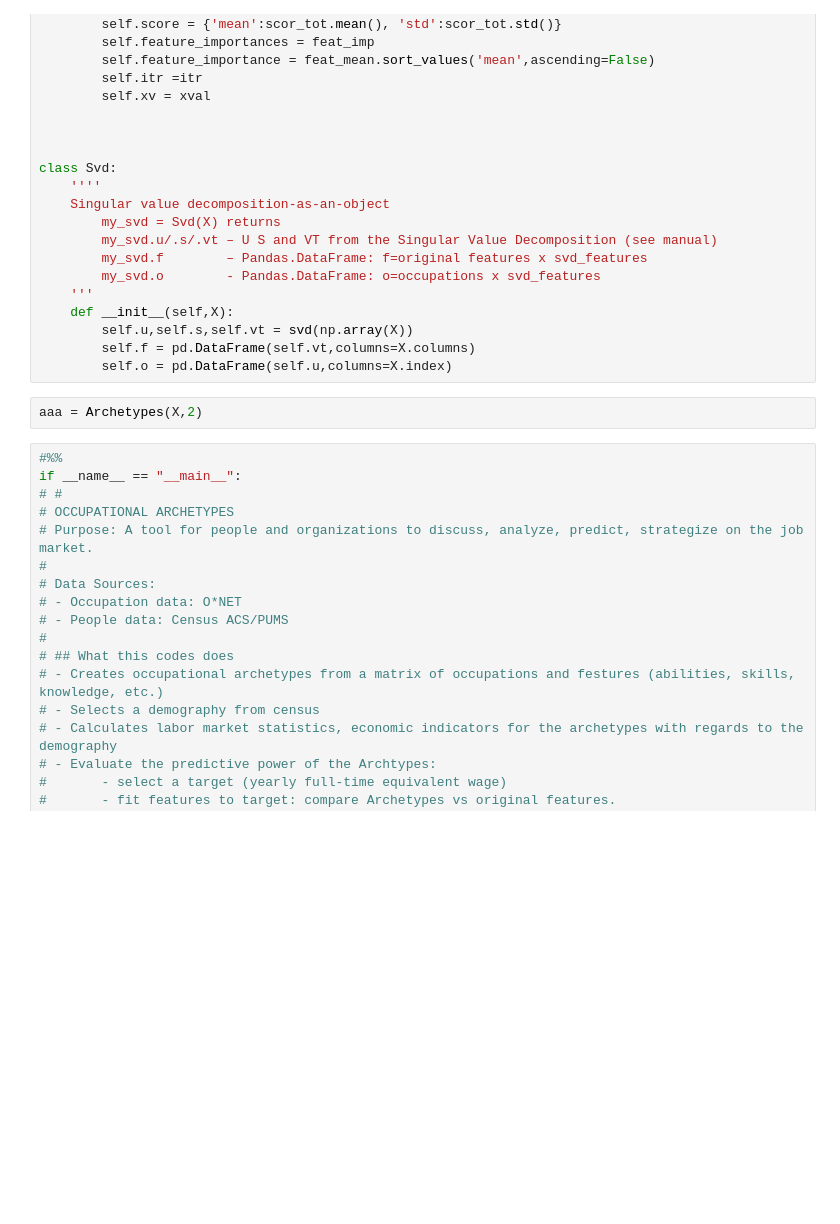
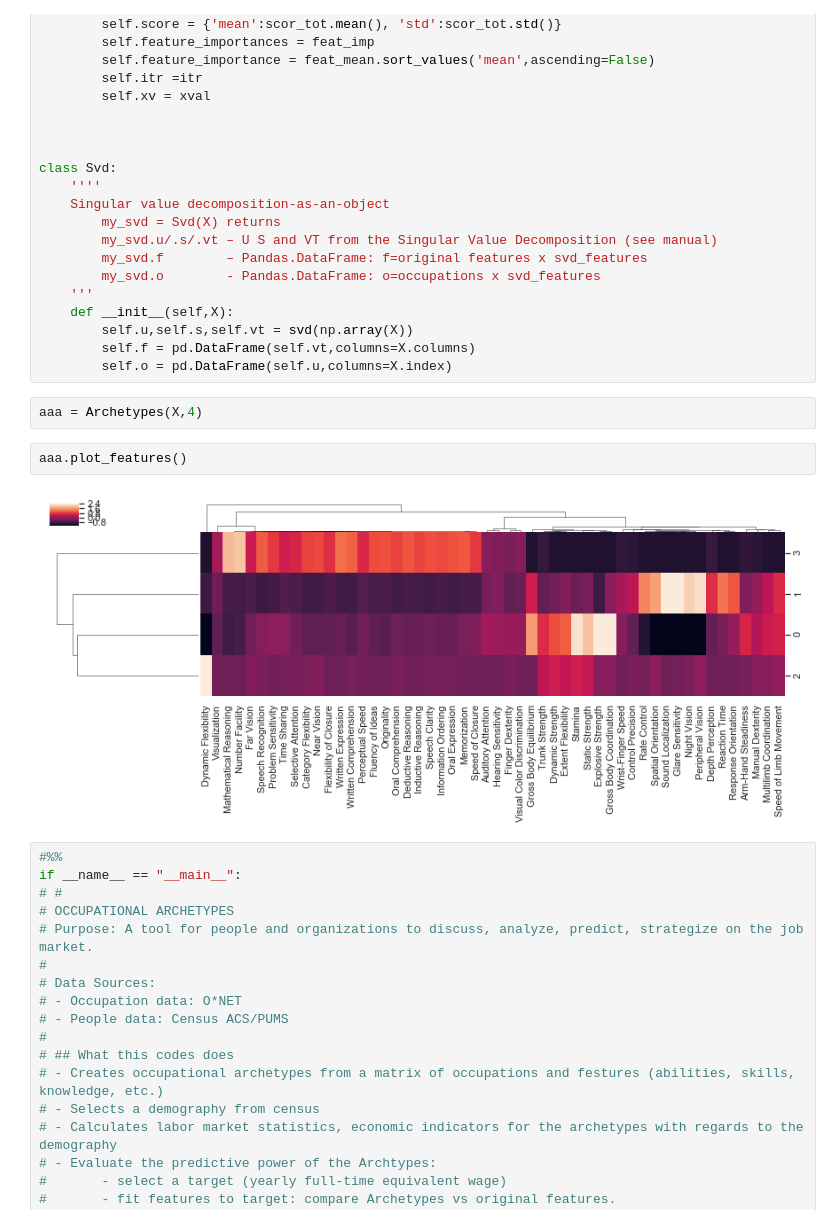
Before and after one commit to dnordfors/archetypes, a Jupyter notebook: workspace/archetypes_test_4.ipynb, the cells around one changed output. Drawn from its saved outputs; the diff is of its cells as text; blank space fills up the shorter version.

Commit message:
archetypes.py - onet / census OK

```diff
--- a/workspace/archetypes_test_4.ipynb
+++ b/workspace/archetypes_test_4.ipynb
@@ -594,7 +619,11 @@ class Svd:
         self.f = pd.DataFrame(self.vt,columns=X.columns)
         self.o = pd.DataFrame(self.u,columns=X.index)
 # %%
-aaa = Archetypes(X,2)
+aaa = Archetypes(X,4)
+# %%
+aaa.plot_features()
+# %% [output]
+[figure, added]
 # %%
 #%%
 if __name__ == "__main__":
```
Also changed, not shown: parts of 6 cells of this notebook, 3 other files.
